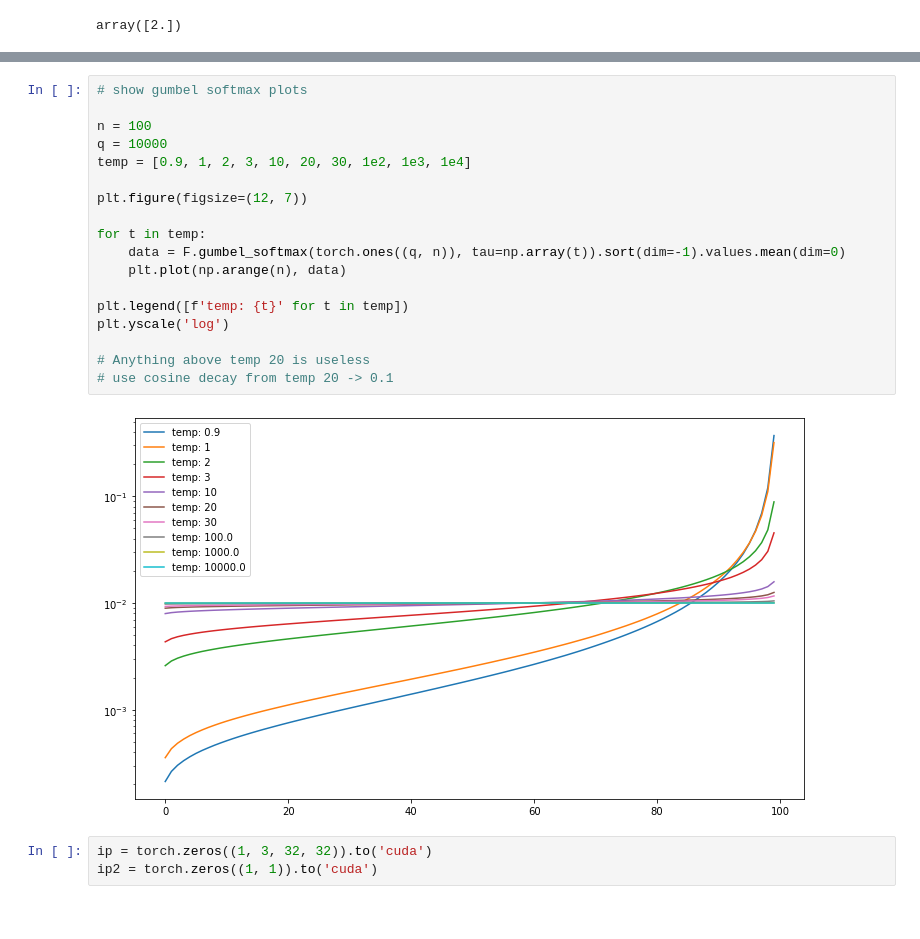
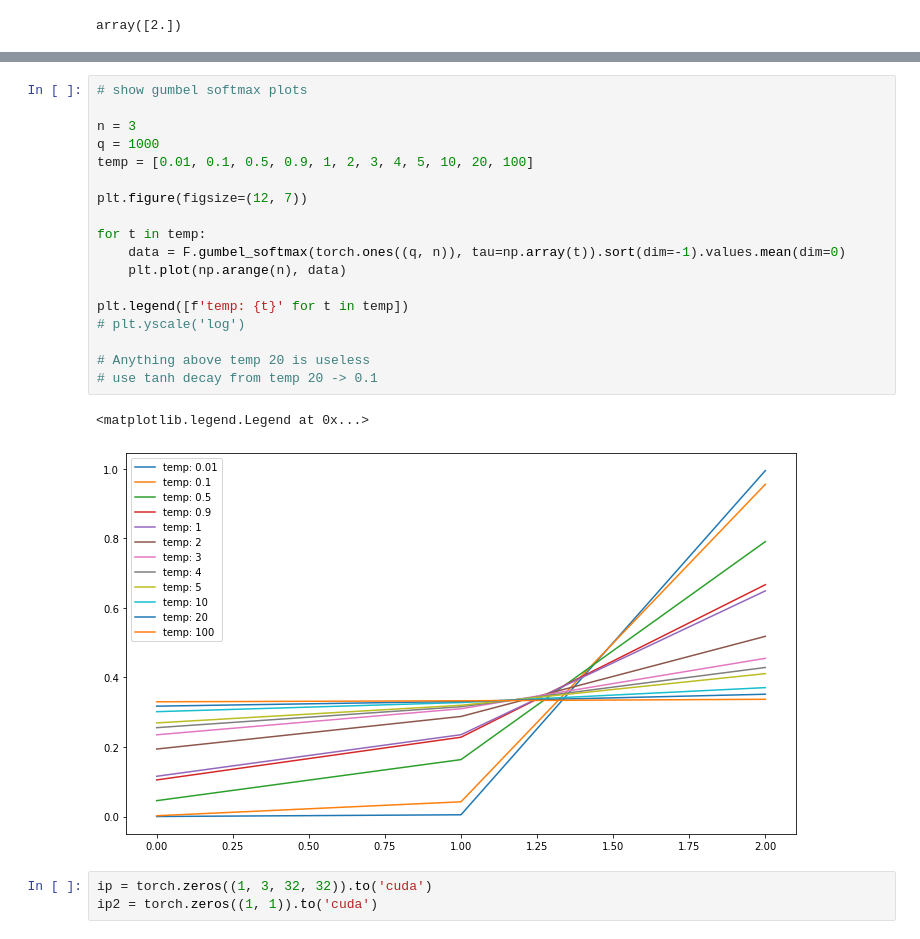
Before and after one commit to jaideepheer/MTech-IITJ-RCAI, a Jupyter notebook: notebooks/3. UNet Test.ipynb, the cells around one changed output, grey strips where cells are left out. Cells and saved outputs as stored; diff of their text form.

```diff
--- a/notebooks/3. UNet Test.ipynb
+++ b/notebooks/3. UNet Test.ipynb
@@ -23,23 +23,24 @@ array([6.])
 # %%
 # show gumbel softmax plots
 
-n = 100
-q = 10000
-temp = [0.9, 1, 2, 3, 10, 20, 30, 1e2, 1e3, 1e4]
+n = 3
+q = 1000
+temp = [0.01, 0.1, 0.5, 0.9, 1, 2, 3, 4, 5, 10, 20, 100]
 
 plt.figure(figsize=(12, 7))
 
 for t in temp:
     data = F.gumbel_softmax(torch.ones((q, n)), tau=np.array(t)).sort(dim=-1).values.mean(dim=0)
     plt.plot(np.arange(n), data)
 
 plt.legend([f'temp: {t}' for t in temp])
-plt.yscale('log')
+# plt.yscale('log')
 
 # Anything above temp 20 is useless
-# use cosine decay from temp 20 -> 0.1
+# use tanh decay from temp 20 -> 0.1
 # %% [output]
+<matplotlib.legend.Legend at 0x...>
-[figure, old version]
+[figure, new version]
 # %%
 ip = torch.zeros((1, 3, 32, 32)).to('cuda')
 ip2 = torch.zeros((1, 1)).to('cuda')
```
Also changed, not shown: parts of 5 cells of this notebook, 12 other files.
